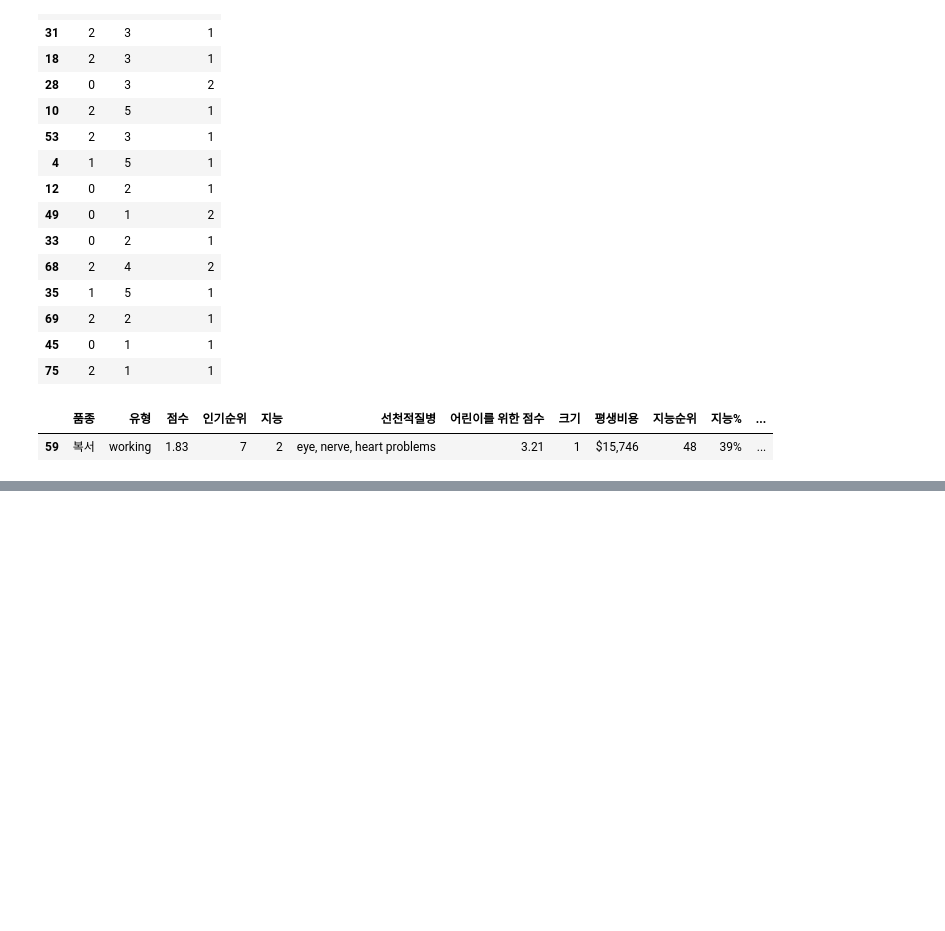
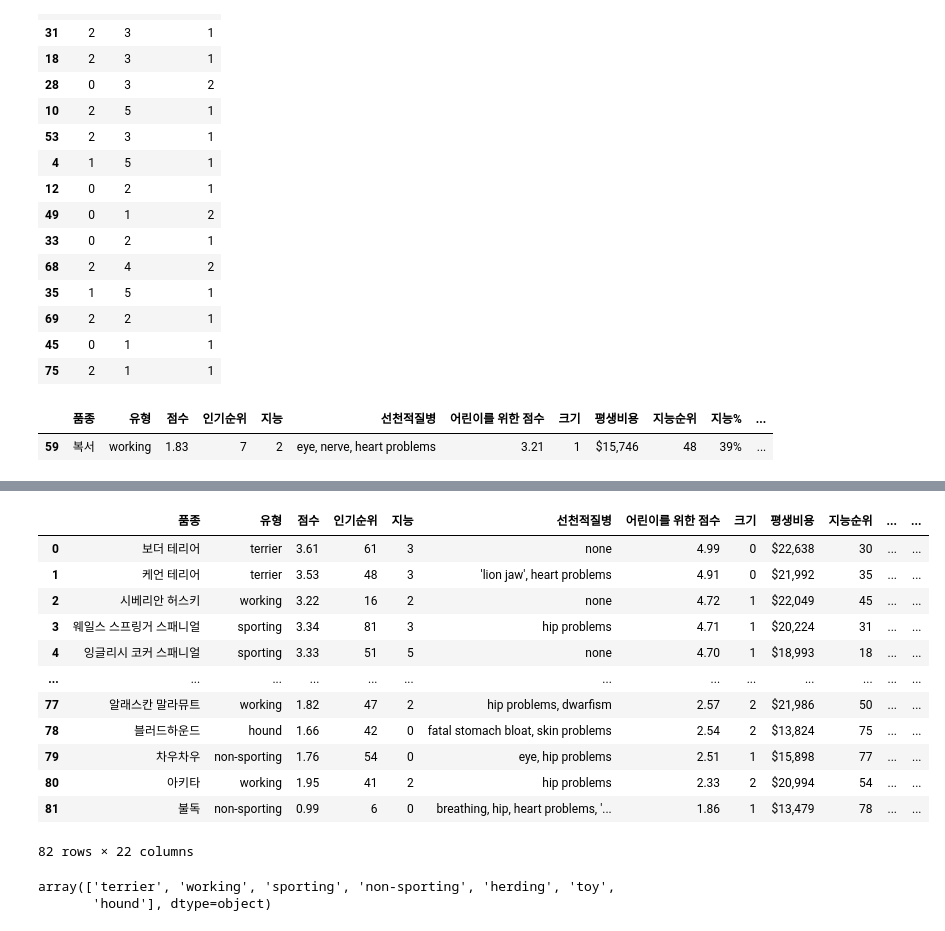
Before and after one commit to junnnnghee/dog-breed-app, a Jupyter notebook: test.ipynb, the cells around one changed output, grey strips where cells are left out. Cells and saved outputs as stored; diff of their text form; code cells hidden in the pictures; blank space fills up the shorter version.

```diff
--- a/test.ipynb
+++ b/test.ipynb
@@ -505,0 +531,3 @@ df.loc[df['품종'] == '복서']
+# %%
+# 환율 가져오기
+rate = get_usd_to_krw()
@@ -505,0 +549,23 @@ df.loc[df['품종'] == '복서']
+# %%
+# '평균구매가격' 컬럼 변환 (달러 → 원화)
+df['평균구매가격_KRW'] =df['평균구매가격'] * rate
+# %%
+df['연간 사료비용'] = df['연간 사료비용'].replace('[\$,]', '', regex=True).astype(float)
+# %%
+df['연간 사료비용_KRW']= df['연간 사료비용'] * rate
+# %%
+df
+# %% [output]
+|  | 품종 | 유형 | 점수 | 인기순위 | 지능 | 선천적질병 | 어린이를 위한 점수 | 크기 | 평생비용 | 지능순위 | ... | ... |
+| 0 | 보더 테리어 | terrier | 3.61 | 61 | 3 | none | 4.99 | 0 | $22,638 | 30 | ... | ... |
+| 1 | 케언 테리어 | terrier | 3.53 | 48 | 3 | 'lion jaw', heart problems | 4.91 | 0 | $21,992 | 35 | ... | ... |
+| 2 | 시베리안 허스키 | working | 3.22 | 16 | 2 | none | 4.72 | 1 | $22,049 | 45 | ... | ... |
+| 3 | 웨일스 스프링거 스패니얼 | sporting | 3.34 | 81 | 3 | hip problems | 4.71 | 1 | $20,224 | 31 | ... | ... |
+| 4 | 잉글리시 코커 스패니얼 | sporting | 3.33 | 51 | 5 | none | 4.70 | 1 | $18,993 | 18 | ... | ... |
+| ... | ... | ... | ... | ... | ... | ... | ... | ... | ... | ... | ... | ... |
+| 77 | 알래스칸 말라뮤트 | working | 1.82 | 47 | 2 | hip problems, dwarfism | 2.57 | 2 | $21,986 | 50 | ... | ... |
+| 78 | 블러드하운드 | hound | 1.66 | 42 | 0 | fatal stomach bloat, skin problems | 2.54 | 2 | $13,824 | 75 | ... | ... |
+| 79 | 차우차우 | non-sporting | 1.76 | 54 | 0 | eye, hip problems | 2.51 | 1 | $15,898 | 77 | ... | ... |
+| 80 | 아키타 | working | 1.95 | 41 | 2 | hip problems | 2.33 | 2 | $20,994 | 54 | ... | ... |
+| 81 | 불독 | non-sporting | 0.99 | 6 | 0 | breathing, hip, heart problems, '... | 1.86 | 1 | $13,479 | 78 | ... | ... |
+82 rows × 22 columns
@@ -505,0 +576,5 @@ df.loc[df['품종'] == '복서']
+# %%
+X['유형'].unique()
+# %% [output]
+array(['terrier', 'working', 'sporting', 'non-sporting', 'herding', 'toy',
+       'hound'], dtype=object)
```
Also changed, not shown: parts of 20 cells of this notebook, 14 other files.
